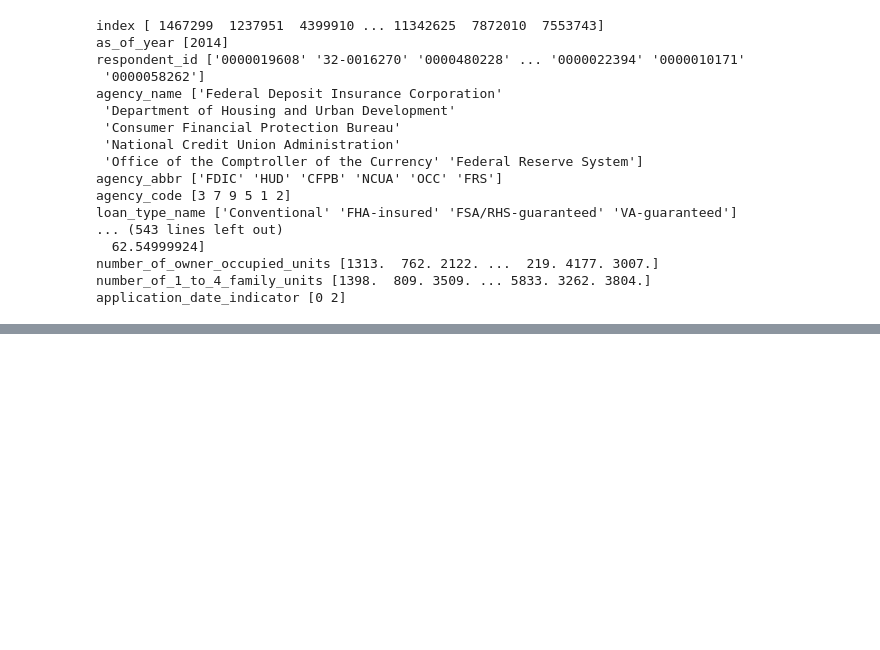
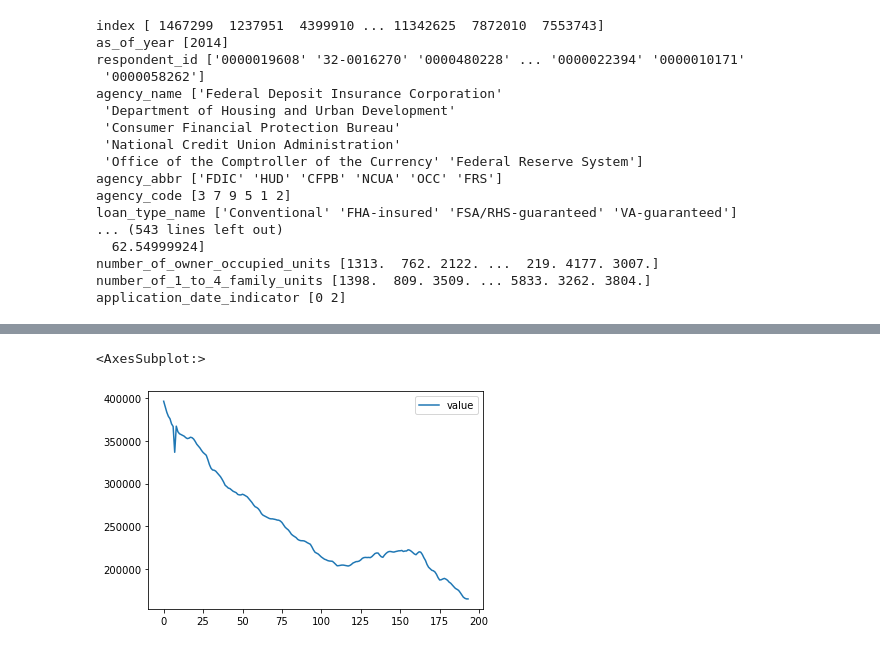
Before and after one commit to Data-Science-II/TermProject-Ayush-Faisal-Brandon, a Jupyter notebook: python/0_HMDA_EDA.ipynb, the cells around one changed output, grey strips where cells are left out. Cells and saved outputs as stored; diff of their text form; code cells hidden in the pictures; blank space fills up the shorter version.

```diff
--- a/python/0_HMDA_EDA.ipynb
+++ b/python/0_HMDA_EDA.ipynb
@@ -76,0 +163,3 @@ application_date_indicator [0 2]
+# %%
+zillow = pd.read_csv("../data/zillow_merged.csv")
+zillow.head()
@@ -76,0 +175,13 @@ application_date_indicator [0 2]
+# %%
+zillow["region"][0].split(";")
+def zip_split(loc, index = 0):
+    return loc.split(";")[index]
+
+
+zillow["zip"] = zillow["region"].apply(zip_split)
+# %%
+wenatchee = zillow[zillow["zip"] == '98847']
+wenatchee[["date", "value"]].plot()
+# %% [output]
+<AxesSubplot:>
+[figure, added]
```
Also changed, not shown: parts of 13 cells of this notebook, 5 other files.
